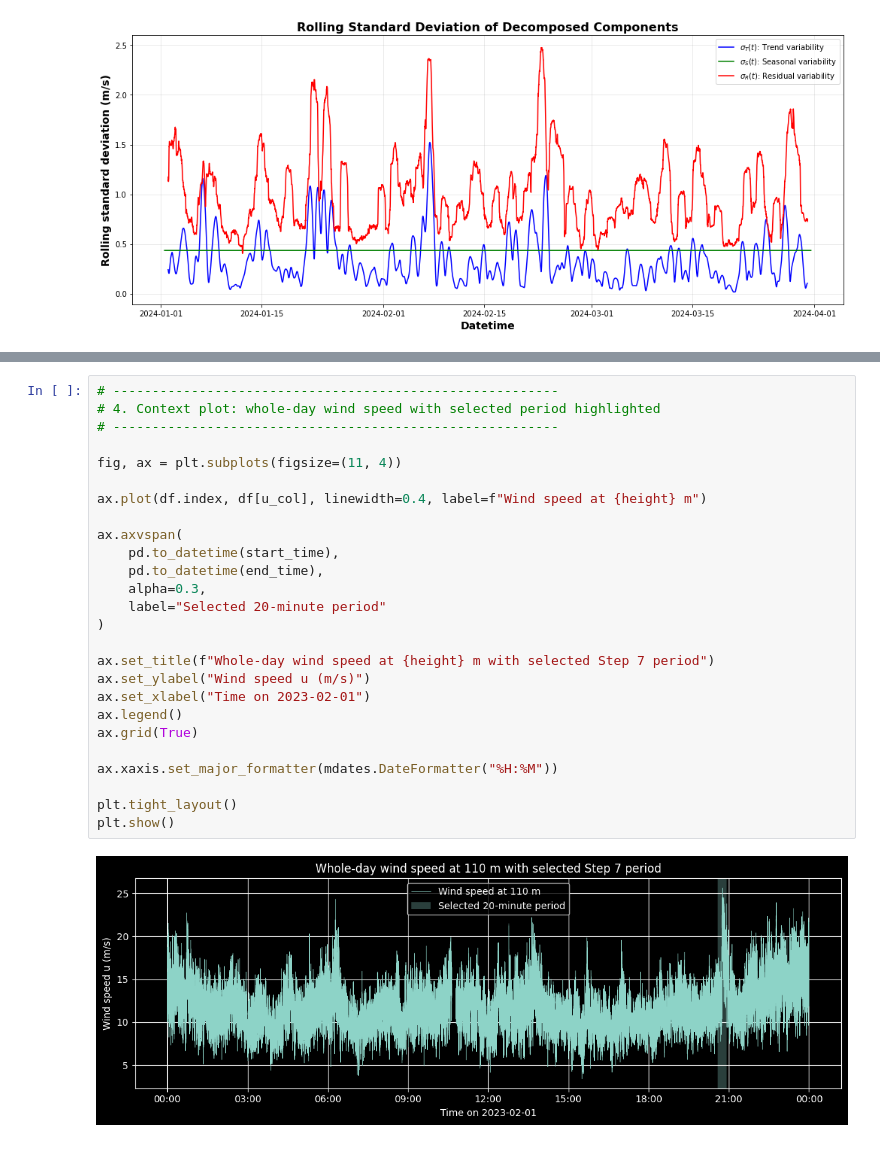
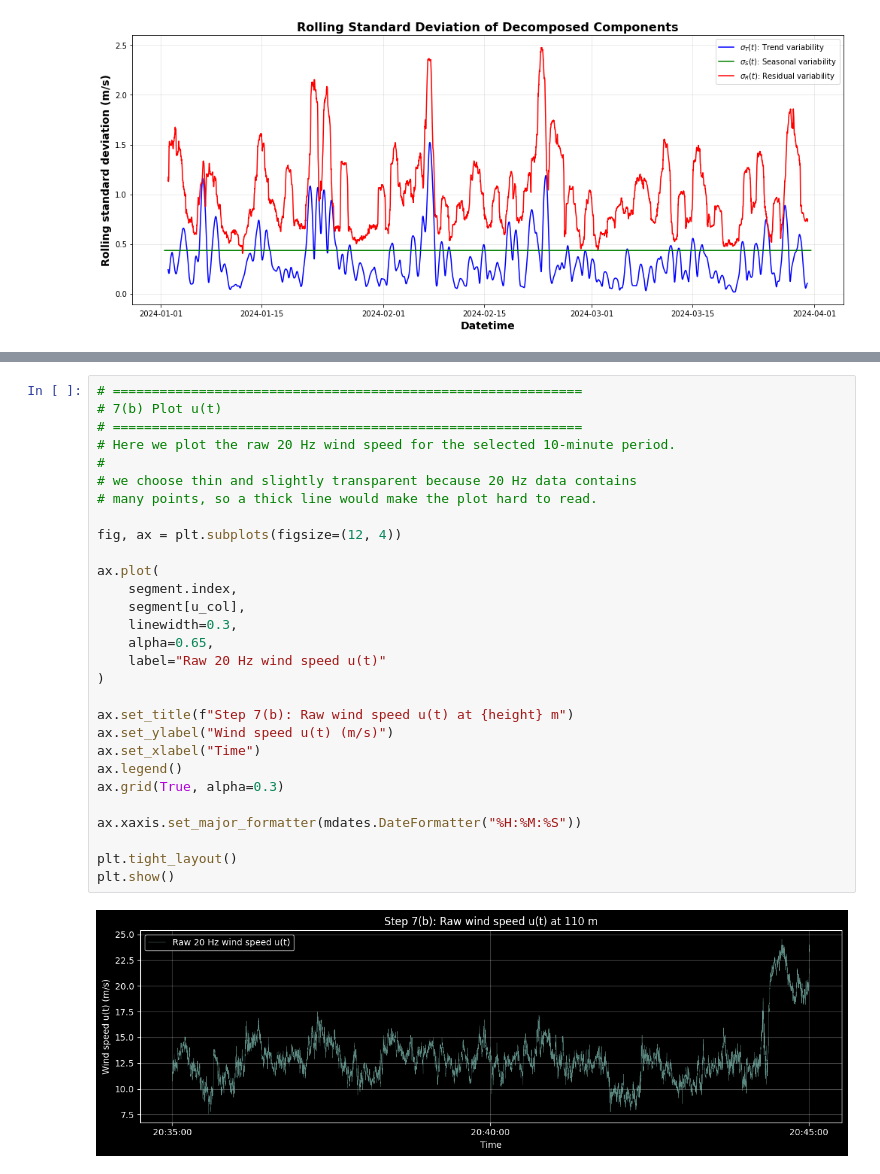
Before and after one commit to KaluInnocentOkoro/wind_physics_measurement_project, a Jupyter notebook: topic_2_energy_meteorology.ipynb, the cells around one changed output, grey strips where cells are left out. Cells and saved outputs as stored; diff of their text form.

Commit message:
Complete step 7  Dataset 2 notebook analysis

```diff
--- a/topic_2_energy_meteorology.ipynb
+++ b/topic_2_energy_meteorology.ipynb
@@ -609,29 +635,32 @@ Expected sampling frequency: 20 Hz
 # %%
-# ---------------------------------------------------------
-# 4. Context plot: whole-day wind speed with selected period highlighted
-# ---------------------------------------------------------
+# ============================================================
+# 7(b) Plot u(t)
+# ============================================================
+# Here we plot the raw 20 Hz wind speed for the selected 10-minute period.
+#
+# we choose thin and slightly transparent because 20 Hz data contains
+# many points, so a thick line would make the plot hard to read.
 
-fig, ax = plt.subplots(figsize=(11, 4))
+fig, ax = plt.subplots(figsize=(12, 4))
 
-ax.plot(df.index, df[u_col], linewidth=0.4, label=f"Wind speed at {height} m")
-
-ax.axvspan(
-    pd.to_datetime(start_time),
-    pd.to_datetime(end_time),
-    alpha=0.3,
-    label="Selected 20-minute period"
+ax.plot(
+    segment.index,
+    segment[u_col],
+    linewidth=0.3,
+    alpha=0.65,
+    label="Raw 20 Hz wind speed u(t)"
 )
 
-ax.set_title(f"Whole-day wind speed at {height} m with selected Step 7 period")
-ax.set_ylabel("Wind speed u (m/s)")
-ax.set_xlabel("Time on 2023-02-01")
+ax.set_title(f"Step 7(b): Raw wind speed u(t) at {height} m")
+ax.set_ylabel("Wind speed u(t) (m/s)")
+ax.set_xlabel("Time")
 ax.legend()
-ax.grid(True)
+ax.grid(True, alpha=0.3)
 
-ax.xaxis.set_major_formatter(mdates.DateFormatter("%H:%M"))
+ax.xaxis.set_major_formatter(mdates.DateFormatter("%H:%M:%S"))
 
 plt.tight_layout()
 plt.show()
 # %% [output]
-[figure, old version]
+[figure, new version]
 # %%
```
Also changed, not shown: parts of 11 cells of this notebook.
